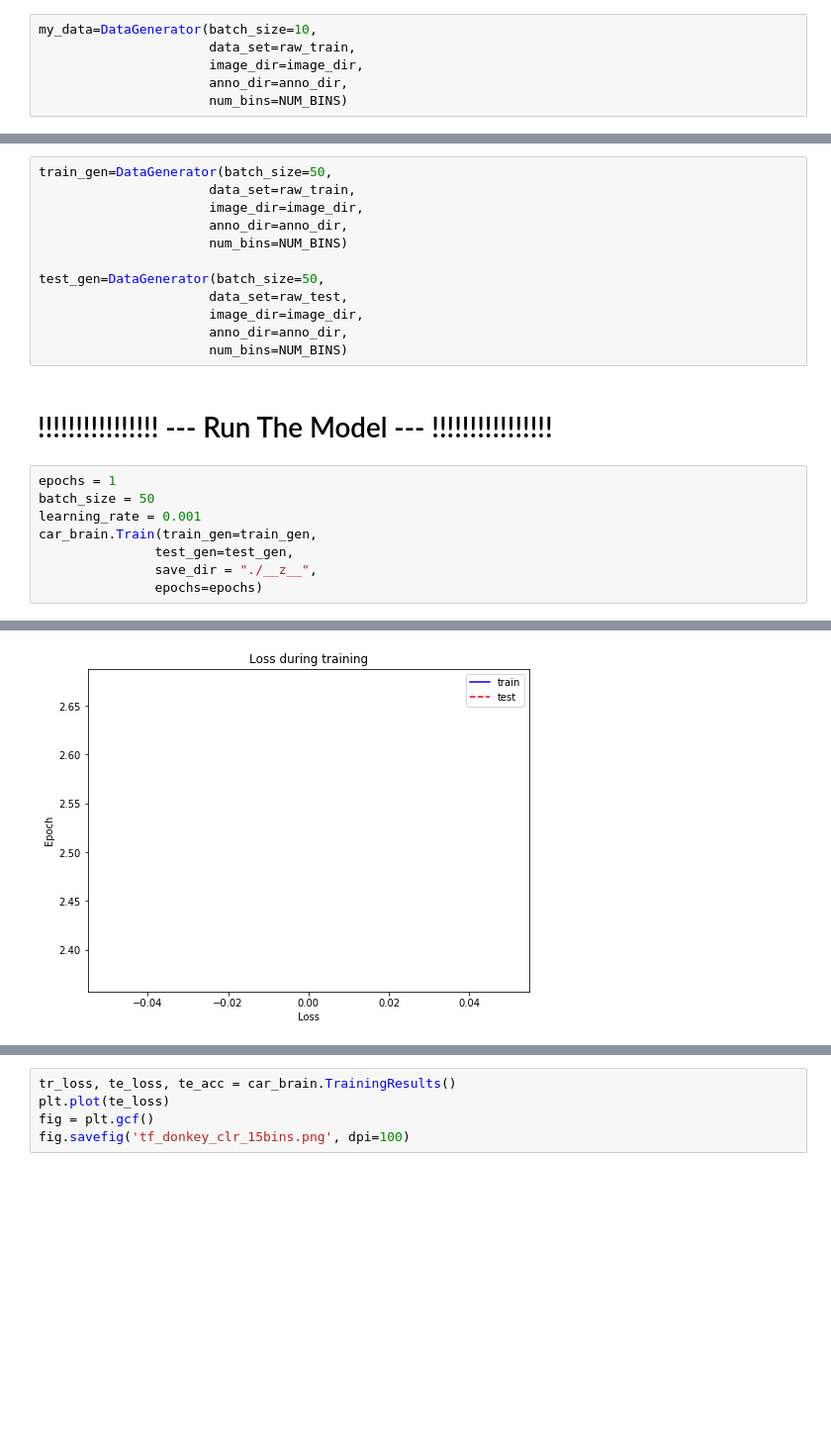
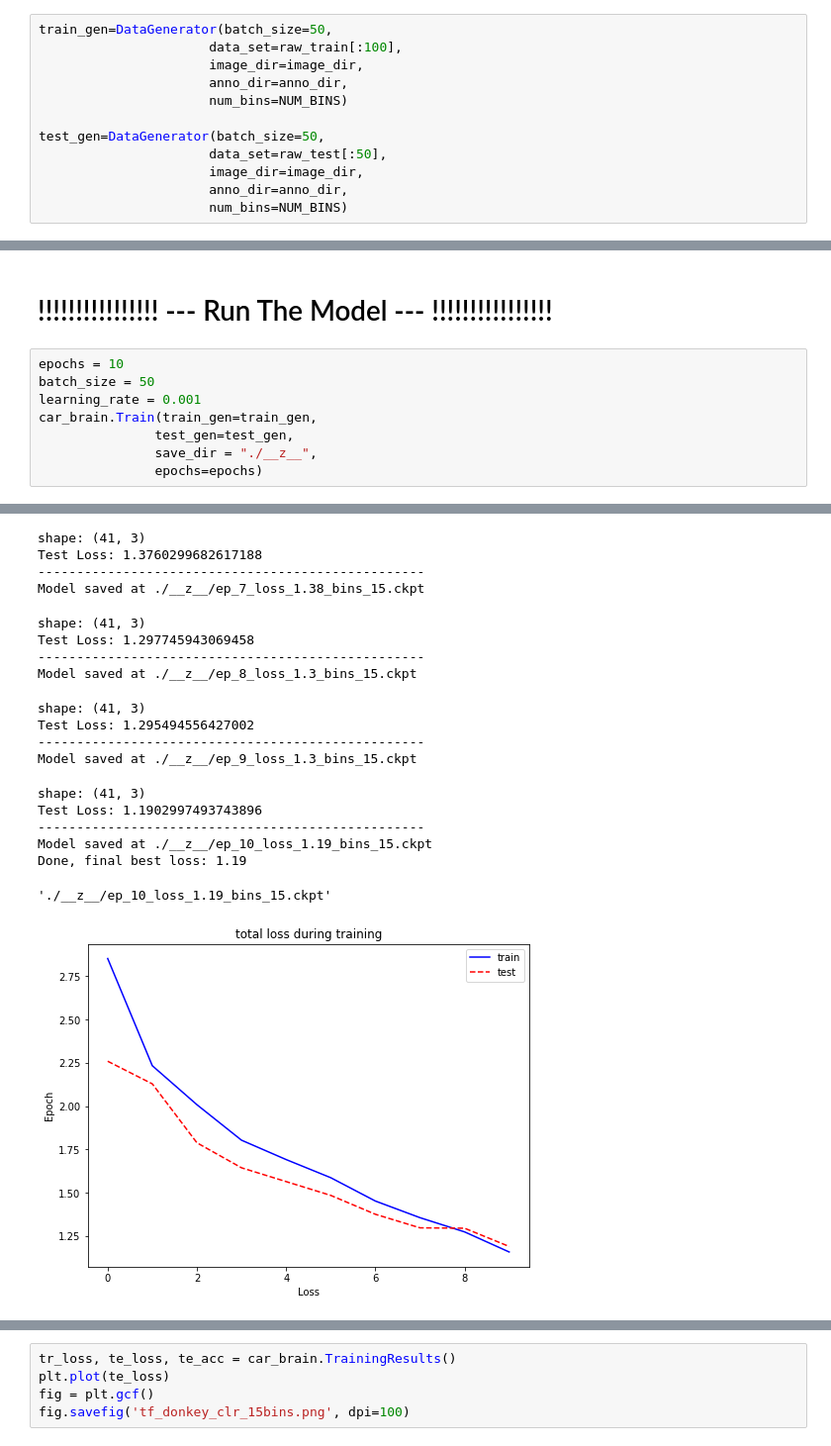
Before and after one commit to tall-josh/fyp_diy_robo_car, a Jupyter notebook: end2end/tf_end2end.ipynb, the cells around one changed output, grey strips where cells are left out. Shown: that part at 99% size. Drawn from its saved outputs; the diff is of its cells as text; blank space fills up the shorter version.

```diff
--- a/end2end/tf_end2end.ipynb
+++ b/end2end/tf_end2end.ipynb
@@ -55,8 +55,14 @@ This is what we're going to use to take care of loading our actual images and an
 # %%
 from behavoural_data_generator import DataGenerator
 # %%
-my_data=DataGenerator(batch_size=10,
-                      data_set=raw_train,
+train_gen=DataGenerator(batch_size=50,
+                      data_set=raw_train[:100],
                       image_dir=image_dir,
                       anno_dir=anno_dir,
                       num_bins=NUM_BINS)
+
+test_gen=DataGenerator(batch_size=50,
+                      data_set=raw_test[:50],
+                      image_dir=image_dir,
+                      anno_dir=anno_dir,
+                      num_bins=NUM_BINS)
@@ -97,22 +96,10 @@ in_shape:           [120, 160, 3]
 classes:             [0, 1, 2, 3, 4, 5, 6, 7, 8, 9, 10, 11, 12, 13, 14]
 # %% [markdown]
 ### Train and Test Generators
-# %%
-train_gen=DataGenerator(batch_size=50,
-                      data_set=raw_train,
-                      image_dir=image_dir,
-                      anno_dir=anno_dir,
-                      num_bins=NUM_BINS)
-
-test_gen=DataGenerator(batch_size=50,
-                      data_set=raw_test,
-                      image_dir=image_dir,
-                      anno_dir=anno_dir,
-                      num_bins=NUM_BINS)
 # %% [markdown]
 # !!!!!!!!!!!!!!!! --- Run The Model --- !!!!!!!!!!!!!!!!
 # %%
-epochs = 1
+epochs = 10
 batch_size = 50
 learning_rate = 0.001
 car_brain.Train(train_gen=train_gen,
@@ -130 +134,19 @@ Done, final best loss: 2.37
+shape: (41, 3)
+Test Loss: 1.3760299682617188
+--------------------------------------------------
+Model saved at ./__z__/ep_7_loss_1.38_bins_15.ckpt
+shape: (41, 3)
+Test Loss: 1.297745943069458
+--------------------------------------------------
+Model saved at ./__z__/ep_8_loss_1.3_bins_15.ckpt
+shape: (41, 3)
+Test Loss: 1.295494556427002
+--------------------------------------------------
+Model saved at ./__z__/ep_9_loss_1.3_bins_15.ckpt
+shape: (41, 3)
+Test Loss: 1.1902997493743896
+--------------------------------------------------
+Model saved at ./__z__/ep_10_loss_1.19_bins_15.ckpt
+Done, final best loss: 1.19
+'./__z__/ep_10_loss_1.19_bins_15.ckpt'
-[figure, old version]
+[figure, new version]
```
Also changed, not shown: parts of 5 cells of this notebook, 21 other files.
